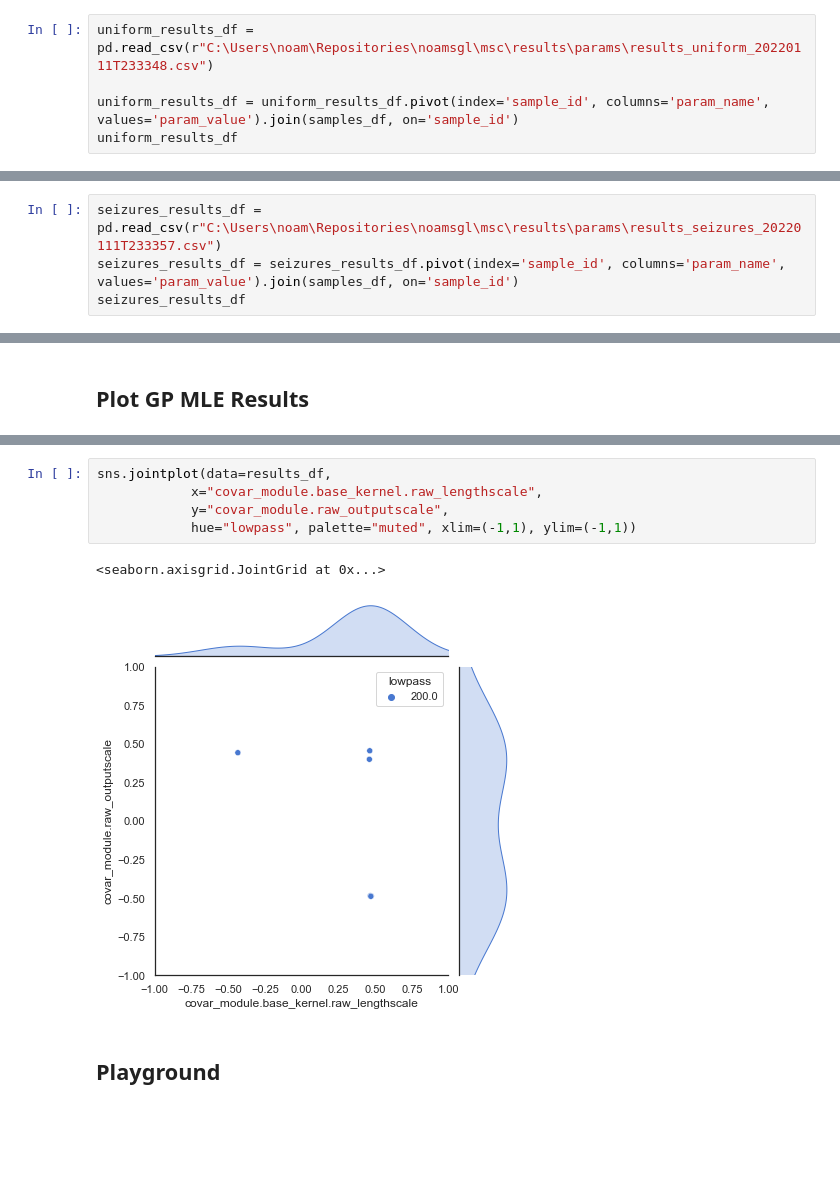
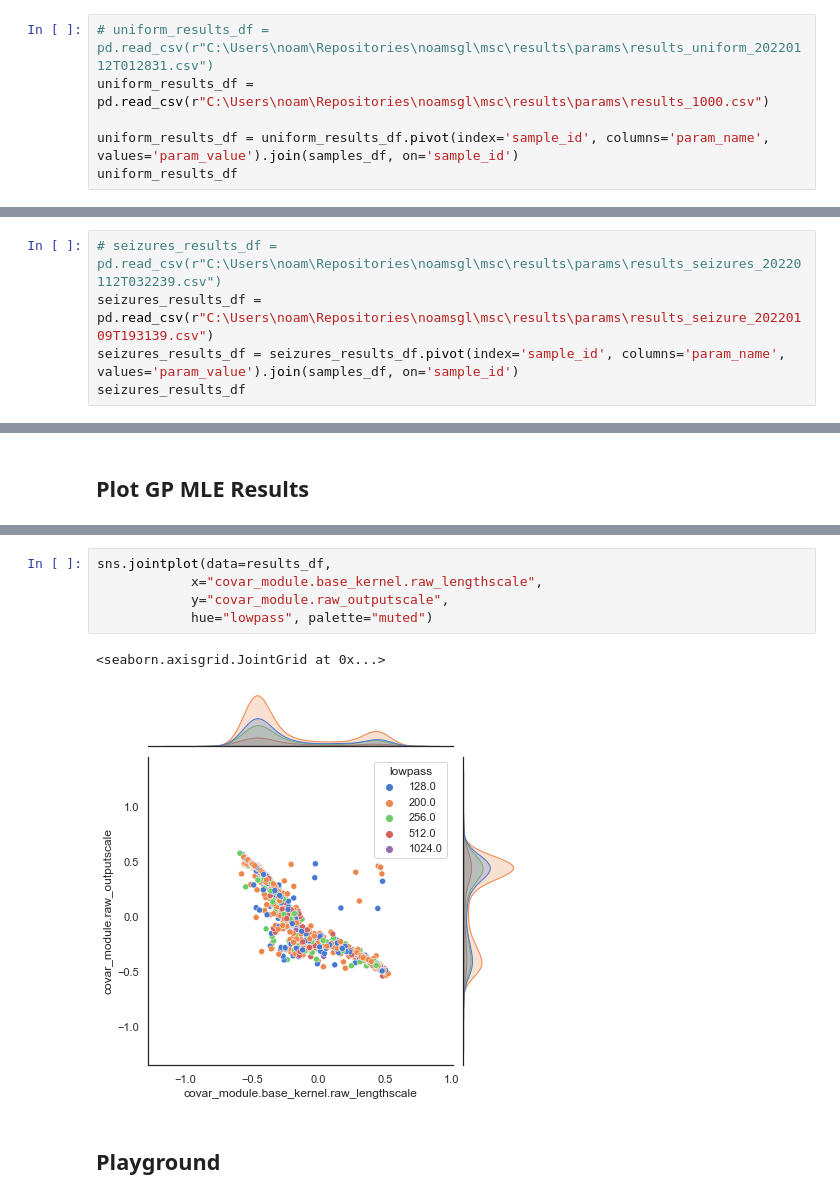
Before and after one commit to noamsgl/msc, a Jupyter notebook: scripts/generate/analyze_gp_results.ipynb, the cells around one changed output, grey strips where cells are left out. Cells and saved outputs as stored; diff of their text form; blank space fills up the shorter version.

```diff
--- a/scripts/generate/analyze_gp_results.ipynb
+++ b/scripts/generate/analyze_gp_results.ipynb
@@ -39,7 +36,8 @@ warning: dropping seizures with length < 5 seconds
 # %% [markdown]
 ## Load GP Maximum Likelihood Estimation Results
 # %%
-uniform_results_df = pd.read_csv(r"C:\Users\noam\Repositories\noamsgl\msc\results\params\results_uniform_20220111T233348.csv")
+# uniform_results_df = pd.read_csv(r"C:\Users\noam\Repositories\noamsgl\msc\results\params\results_uniform_20220112T012831.csv")
+uniform_results_df = pd.read_csv(r"C:\Users\noam\Repositories\noamsgl\msc\results\params\results_1000.csv")
 
 uniform_results_df = uniform_results_df.pivot(index='sample_id', columns='param_name', values='param_value').join(samples_df, on='sample_id')
 uniform_results_df
@@ -52,5 +59,6 @@ uniform_results_df
 # %%
-seizures_results_df = pd.read_csv(r"C:\Users\noam\Repositories\noamsgl\msc\results\params\results_seizures_20220111T233357.csv")
+# seizures_results_df = pd.read_csv(r"C:\Users\noam\Repositories\noamsgl\msc\results\params\results_seizures_20220112T032239.csv")
+seizures_results_df = pd.read_csv(r"C:\Users\noam\Repositories\noamsgl\msc\results\params\results_seizure_20220109T193139.csv")
 seizures_results_df = seizures_results_df.pivot(index='sample_id', columns='param_name', values='param_value').join(samples_df, on='sample_id')
 seizures_results_df
 # %% [output]
@@ -85,11 +133,11 @@ sns.jointplot(data=results_df,
 # %%
 sns.jointplot(data=results_df,
             x="covar_module.base_kernel.raw_lengthscale",
             y="covar_module.raw_outputscale",
-            hue="lowpass", palette="muted", xlim=(-1,1), ylim=(-1,1))
+            hue="lowpass", palette="muted")
 # %% [output]
 <seaborn.axisgrid.JointGrid at 0x...>
-[figure, old version]
+[figure, new version]
 # %% [markdown]
 ## Playground
 # %%
```
Also changed, not shown: parts of 9 cells of this notebook, 1 other file.
